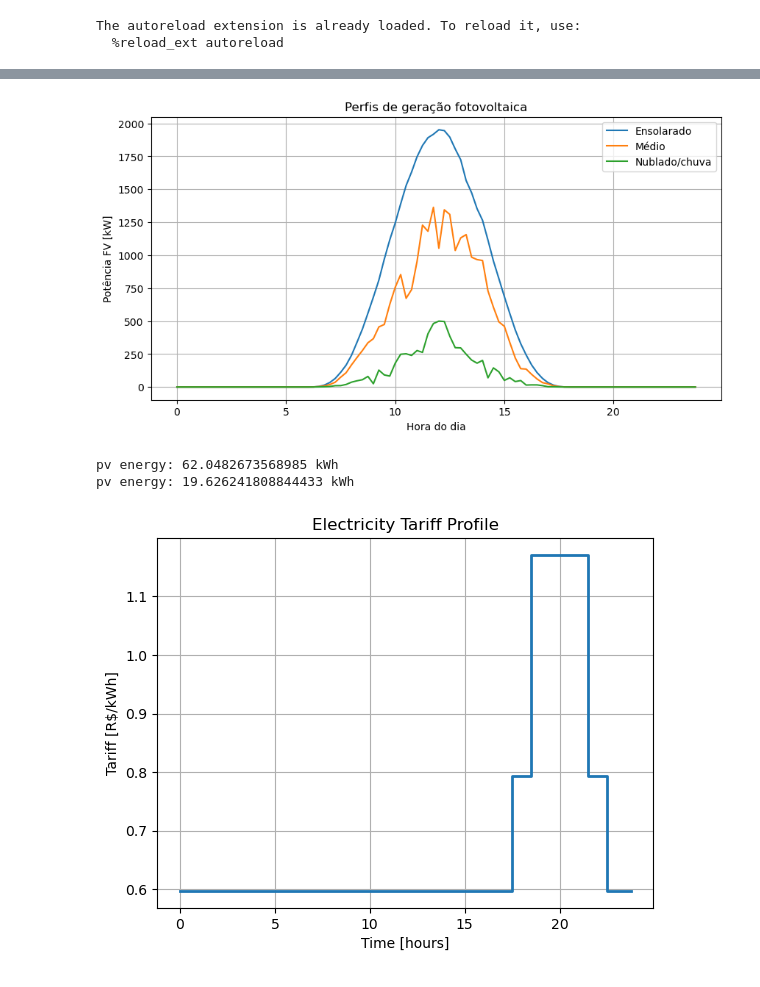
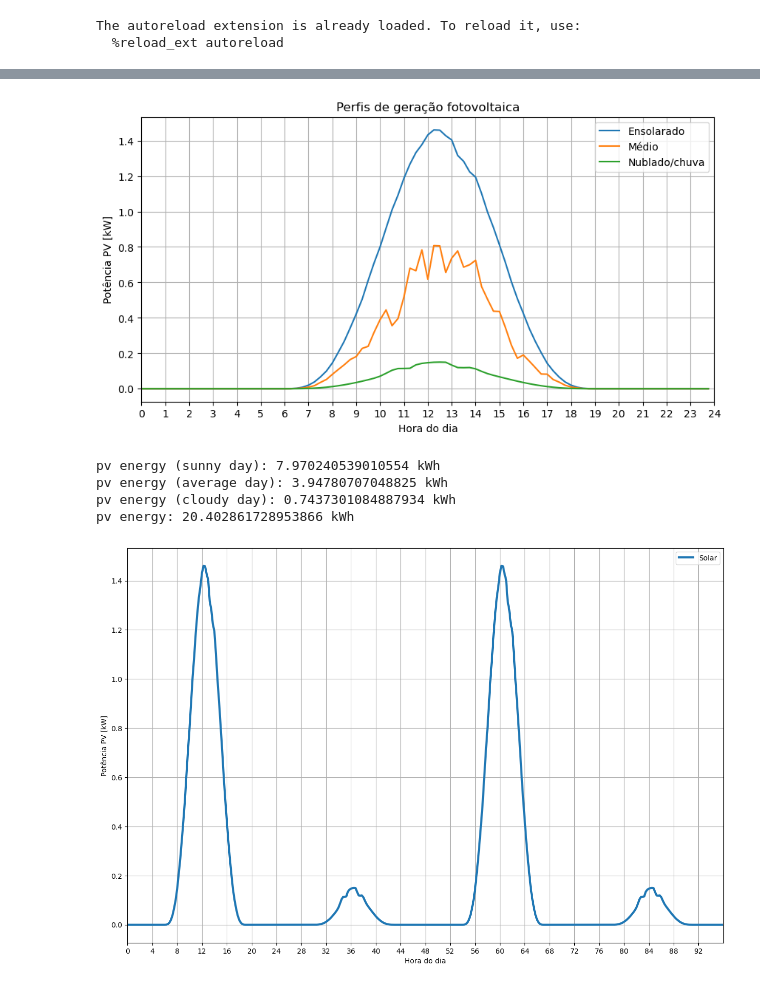
Before and after one commit to DaniloOrige/Microgrid_MPC_Simulation, a Jupyter notebook: dev/simulation.ipynb, the cells around one changed output, grey strips where cells are left out. Saved outputs shown, nothing was run; the diff lists cells and outputs as text; code cells hidden in the pictures.

```diff
--- a/dev/simulation.ipynb
+++ b/dev/simulation.ipynb
@@ -154,35 +189,52 @@ load: 68.69 kWh
 # %%
 # Generating 3 different days
-Ppv_peak = 2000.0  # in W
-df_sunny = pv_generator('sunny', Ppv_peak= Ppv_peak , seed=1)
-df_avg = pv_generator('average', Ppv_peak= Ppv_peak , seed=2)
-df_cloudy = pv_generator('cloudy', Ppv_peak= Ppv_peak , seed=3)
+nominal_Ppv = 1500.0  # in W
+df_sunny = pv_generator('sunny', nominal_Ppv= nominal_Ppv , seed=1)
+df_avg = pv_generator('average', nominal_Ppv= nominal_Ppv , seed=2)
+df_cloudy = pv_generator('cloudy', nominal_Ppv= nominal_Ppv , seed=3)
 
 # Plot
 plt.figure(figsize=(10,5))
-plt.plot(df_sunny['hour'], df_sunny['Ppv'], label='Ensolarado')
-plt.plot(df_avg['hour'], df_avg['Ppv'], label='Médio')
-plt.plot(df_cloudy['hour'], df_cloudy['Ppv'], label='Nublado/chuva')
+plt.xlim(left=0, right=24)
+plt.xticks(np.arange(0, 25, 1))
+plt.plot(df_sunny['hour'], df_sunny['Ppv']/1000, label='Ensolarado')
+plt.plot(df_avg['hour'], df_avg['Ppv']*0.8/1000, label='Médio')
+plt.plot(df_cloudy['hour'], df_cloudy['Ppv']*0.4/1000, label='Nublado/chuva')
 plt.xlabel('Hora do dia')
-plt.ylabel('Potência FV [kW]')
+plt.ylabel('Potência PV [kW]')
 plt.title('Perfis de geração fotovoltaica')
 plt.grid(True)
 plt.legend()
 plt.show()
 
 
 # Sunny day array
 
 sunny_day = df_sunny['Ppv']
-cloudy_day = df_cloudy['Ppv']
-avg_day = df_avg['Ppv']
+cloudy_day = df_cloudy['Ppv']*0.4
+avg_day = df_avg['Ppv']*0.8
 
-pv_profile = np.hstack((sunny_day, sunny_day))
+print(f'pv energy (sunny day): {np.sum(sunny_day)/1000 * 0.25} kWh')
+print(f'pv energy (average day): {np.sum(avg_day)/1000 * 0.25} kWh')
+print(f'pv energy (cloudy day): {np.sum(cloudy_day)/1000 * 0.25} kWh')
+
+pv_profile = np.hstack((sunny_day, cloudy_day, sunny_day, cloudy_day, cloudy_day, cloudy_day, cloudy_day, cloudy_day))
+
 print(f'pv energy: {np.sum(pv_profile)/1000 * 0.25} kWh')
 
-
-#print(f'Ppv energy in a day: {np.sum(sunny_day)*0.25} kWh')
+plt.figure(figsize=(15,10))
+plt.plot(np.arange(0, t_sim, dt), pv_profile[:Nsim]/1000, label='Solar', linewidth= 3)
+plt.xlim(left=0, right=t_sim)
+plt.xticks(np.arange(0, t_sim, 4))
+plt.xlabel('Hora do dia')
+plt.ylabel('Potência PV [kW]')
+plt.grid(True)
+plt.legend()
+plt.show()
 # %% [output]
-[figure, old version]
+[figure, new version]
-pv energy: 62.0482673568985 kWh
-pv energy: 19.626241808844433 kWh
+pv energy (sunny day): 7.970240539010554 kWh
+pv energy (average day): 3.94780707048825 kWh
+pv energy (cloudy day): 0.7437301084887934 kWh
+pv energy: 20.402861728953866 kWh
+[figure, added]
@@ -214,12 +240,0 @@ tariff_sim = np.hstack((tariff_sim, tariff_sim))  # Tariff for the whole simulat
-# %%
-# Tariff plotting
-plt.figure()
-plt.step(np.arange(0, 24, 0.25),tariff_daily*1000, where='post', linewidth=2)
-#plt.plot(np.arange(0, 24, 0.25), tariff_daily*1000)
-plt.title('Electricity Tariff Profile')
-plt.xlabel('Time [hours]')
-plt.ylabel('Tariff [R$/kWh]')
-plt.grid()
-plt.show()
-# %% [output]
-[figure, removed]
```
Also changed, not shown: parts of 16 cells of this notebook, 9 other files.
